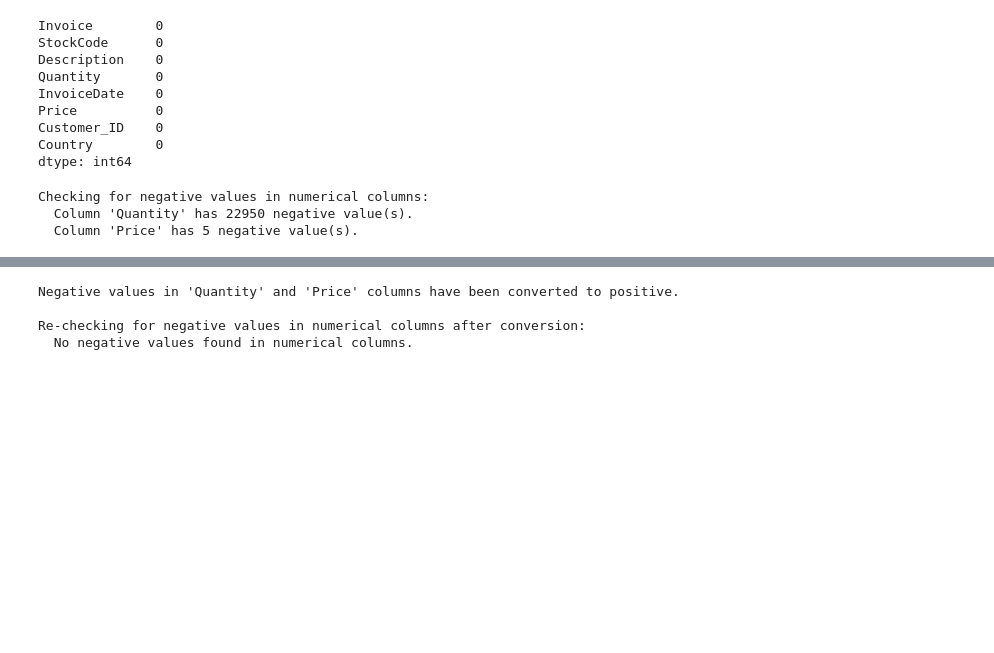
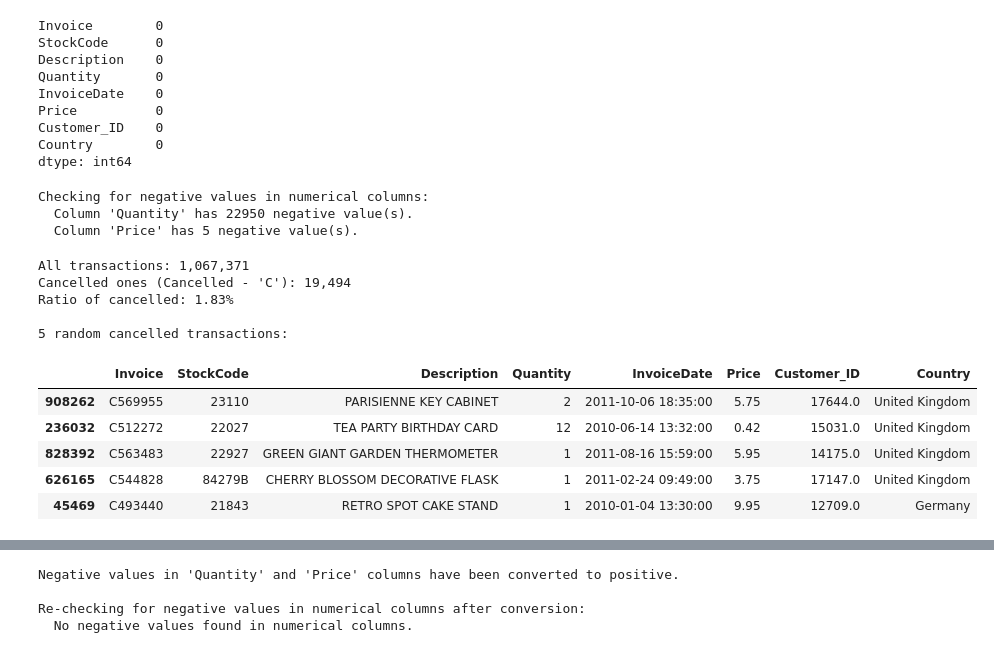
Before and after one commit to td0309/Online-Retail-II, a Jupyter notebook: retail.ipynb, the cells around one changed output, grey strips where cells are left out. Drawn from its saved outputs; the diff is of its cells as text; code cells hidden in the pictures; blank space fills up the shorter version.

```diff
--- a/retail.ipynb
+++ b/retail.ipynb
@@ -144,6 +132,34 @@ if not negative_values_found:
 Checking for negative values in numerical columns:
   Column 'Quantity' has 22950 negative value(s).
   Column 'Price' has 5 negative value(s).
+# %%
+# Convert InvoiceNo into String to find c (Cancelled transacion)
+df['Invoice'] = df['Invoice'].astype(str)
+
+# Define which InvoiceNo is started with C
+cancelled_mask = df['Invoice'].str.startswith('C')
+cancelled_count = cancelled_mask.sum()
+total_count = len(df)
+
+print(f"All transactions: {total_count:,}")
+print(f"Cancelled ones (Cancelled - 'C'): {cancelled_count:,}")
+print(f"Ratio of cancelled: {cancelled_count / total_count * 100:.2f}%")
+
+# 5 randoms cancelled transactions
+print("\n5 random cancelled transactions:")
+display(df[cancelled_mask].sample(5, random_state=42))
+# %% [output]
+All transactions: 1,067,371
+Cancelled ones (Cancelled - 'C'): 19,494
+Ratio of cancelled: 1.83%
+
+5 random cancelled transactions:
+|  | Invoice | StockCode | Description | Quantity | InvoiceDate | Price | Customer_ID | Country |
+| 908262 | C569955 | 23110 | PARISIENNE KEY CABINET | 2 | 2011-10-06 18:35:00 | 5.75 | 17644.0 | United Kingdom |
+| 236032 | C512272 | 22027 | TEA PARTY BIRTHDAY CARD | 12 | 2010-06-14 13:32:00 | 0.42 | 15031.0 | United Kingdom |
+| 828392 | C563483 | 22927 | GREEN GIANT GARDEN THERMOMETER | 1 | 2011-08-16 15:59:00 | 5.95 | 14175.0 | United Kingdom |
+| 626165 | C544828 | 84279B | CHERRY BLOSSOM DECORATIVE FLASK | 1 | 2011-02-24 09:49:00 | 3.75 | 17147.0 | United Kingdom |
+| 45469 | C493440 | 21843 | RETRO SPOT CAKE STAND | 1 | 2010-01-04 13:30:00 | 9.95 | 12709.0 | Germany |
 # %%
 # Filter rows where 'Quantity' or 'Price' is negative
 negative_values_df = df[(df['Quantity'] < 0) | (df['Price'] < 0)]
```
Also changed, not shown: parts of 3 cells of this notebook.
